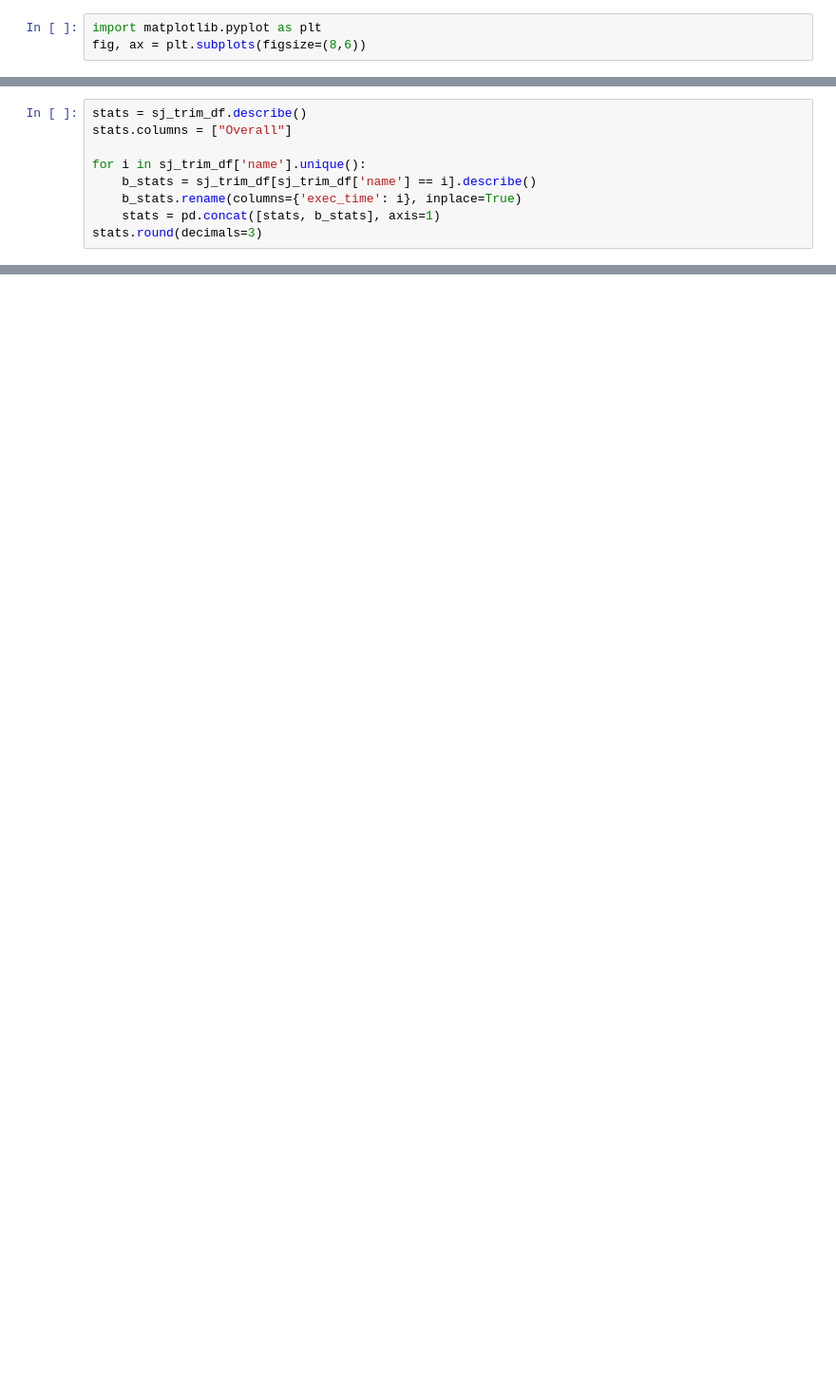
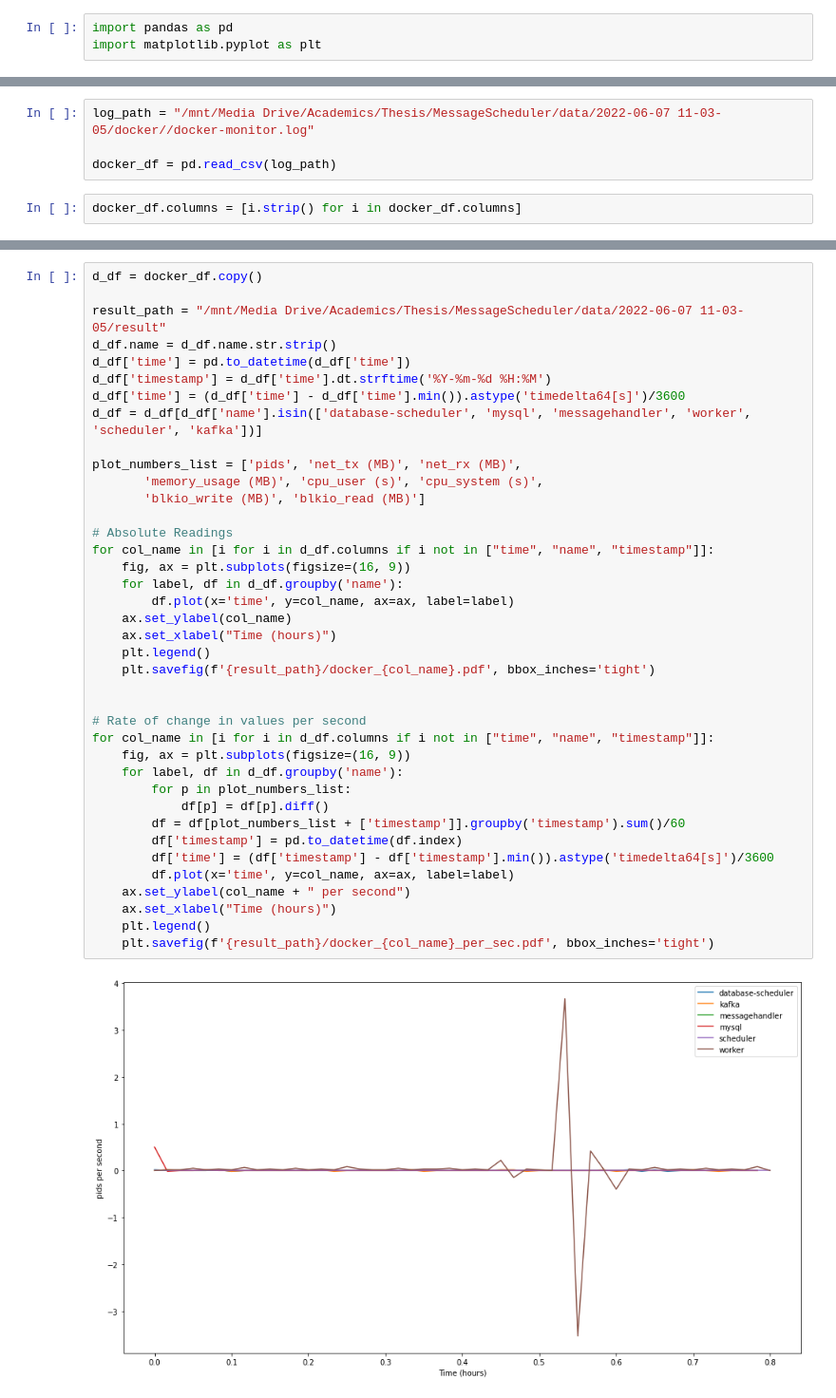
Before and after one commit to abijithanikkuruthi/MessageScheduler, a Jupyter notebook: performance-analysis/analyse.ipynb, the cells around one changed output, grey strips where cells are left out. Shown at 95% size. Saved outputs shown, nothing was run; the diff lists cells and outputs as text; blank space fills up the shorter version.

```diff
--- a/performance-analysis/analyse.ipynb
+++ b/performance-analysis/analyse.ipynb
@@ -72,3 +1,3 @@ sj_g_df = sj_df.copy()
 # %%
+import pandas as pd
 import matplotlib.pyplot as plt
-fig, ax = plt.subplots(figsize=(8,6))
@@ -107,9 +3,0 @@ sj_trim_df.describe()
-# %%
-stats = sj_trim_df.describe()
-stats.columns = ["Overall"]
-
-for i in sj_trim_df['name'].unique():
-    b_stats = sj_trim_df[sj_trim_df['name'] == i].describe()
-    b_stats.rename(columns={'exec_time': i}, inplace=True)
-    stats = pd.concat([stats, b_stats], axis=1)
-stats.round(decimals=3)
@@ -125,0 +4,6 @@ stats.round(decimals=3)
+# %%
+log_path = "/mnt/Media Drive/Academics/Thesis/MessageScheduler/data/2022-06-07 11-03-05/docker//docker-monitor.log"
+
+docker_df = pd.read_csv(log_path)
+# %%
+docker_df.columns = [i.strip() for i in docker_df.columns]
@@ -125,0 +28,41 @@ stats.round(decimals=3)
+# %%
+d_df = docker_df.copy()
+
+result_path = "/mnt/Media Drive/Academics/Thesis/MessageScheduler/data/2022-06-07 11-03-05/result"
+d_df.name = d_df.name.str.strip()
+d_df['time'] = pd.to_datetime(d_df['time'])
+d_df['timestamp'] = d_df['time'].dt.strftime('%Y-%m-%d %H:%M')
+d_df['time'] = (d_df['time'] - d_df['time'].min()).astype('timedelta64[s]')/3600
+d_df = d_df[d_df['name'].isin(['database-scheduler', 'mysql', 'messagehandler', 'worker', 'scheduler', 'kafka'])]
+
+plot_numbers_list = ['pids', 'net_tx (MB)', 'net_rx (MB)',
+       'memory_usage (MB)', 'cpu_user (s)', 'cpu_system (s)',
+       'blkio_write (MB)', 'blkio_read (MB)']
+
+# Absolute Readings
+for col_name in [i for i in d_df.columns if i not in ["time", "name", "timestamp"]]:
+    fig, ax = plt.subplots(figsize=(16, 9))
+    for label, df in d_df.groupby('name'):
+        df.plot(x='time', y=col_name, ax=ax, label=label)
+    ax.set_ylabel(col_name)
+    ax.set_xlabel("Time (hours)")
+    plt.legend()
+    plt.savefig(f'{result_path}/docker_{col_name}.pdf', bbox_inches='tight')
+
+
+# Rate of change in values per second
+for col_name in [i for i in d_df.columns if i not in ["time", "name", "timestamp"]]:
+    fig, ax = plt.subplots(figsize=(16, 9))
+    for label, df in d_df.groupby('name'):
+        for p in plot_numbers_list:
+            df[p] = df[p].diff()
+        df = df[plot_numbers_list + ['timestamp']].groupby('timestamp').sum()/60
+        df['timestamp'] = pd.to_datetime(df.index)
+        df['time'] = (df['timestamp'] - df['timestamp'].min()).astype('timedelta64[s]')/3600
+        df.plot(x='time', y=col_name, ax=ax, label=label)
+    ax.set_ylabel(col_name + " per second")
+    ax.set_xlabel("Time (hours)")
+    plt.legend()
+    plt.savefig(f'{result_path}/docker_{col_name}_per_sec.pdf', bbox_inches='tight')
+# %% [output]
+[figure, added]
```
Also changed, not shown: parts of 13 cells of this notebook, 7 other files.
